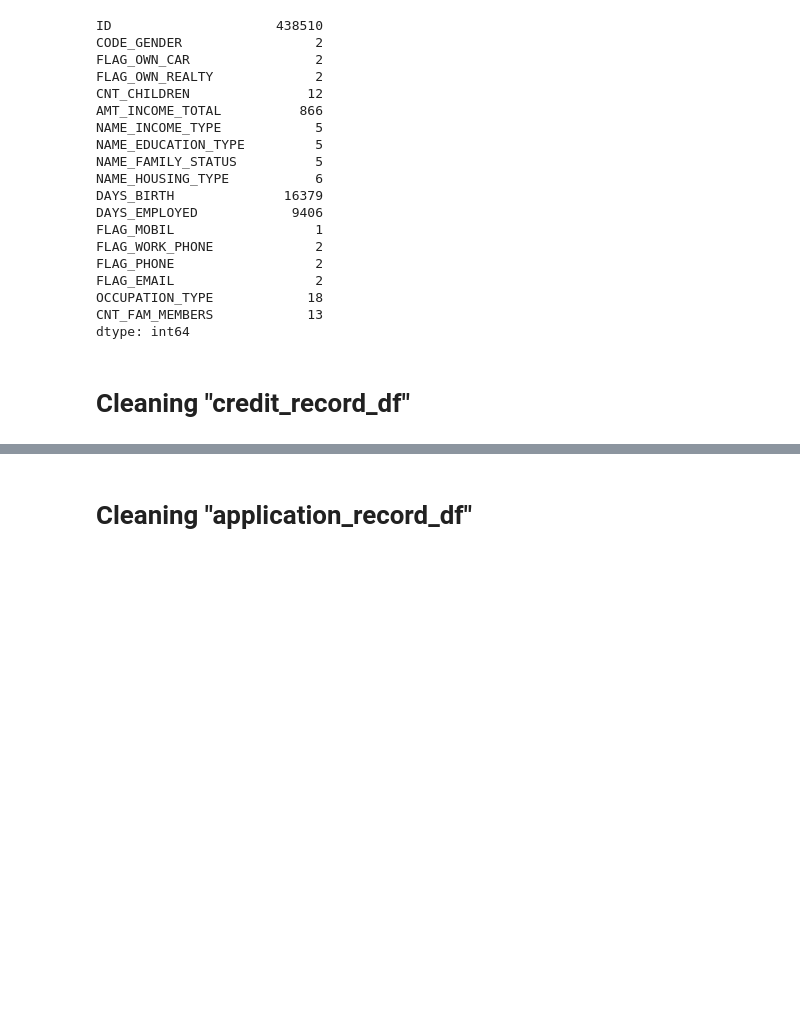
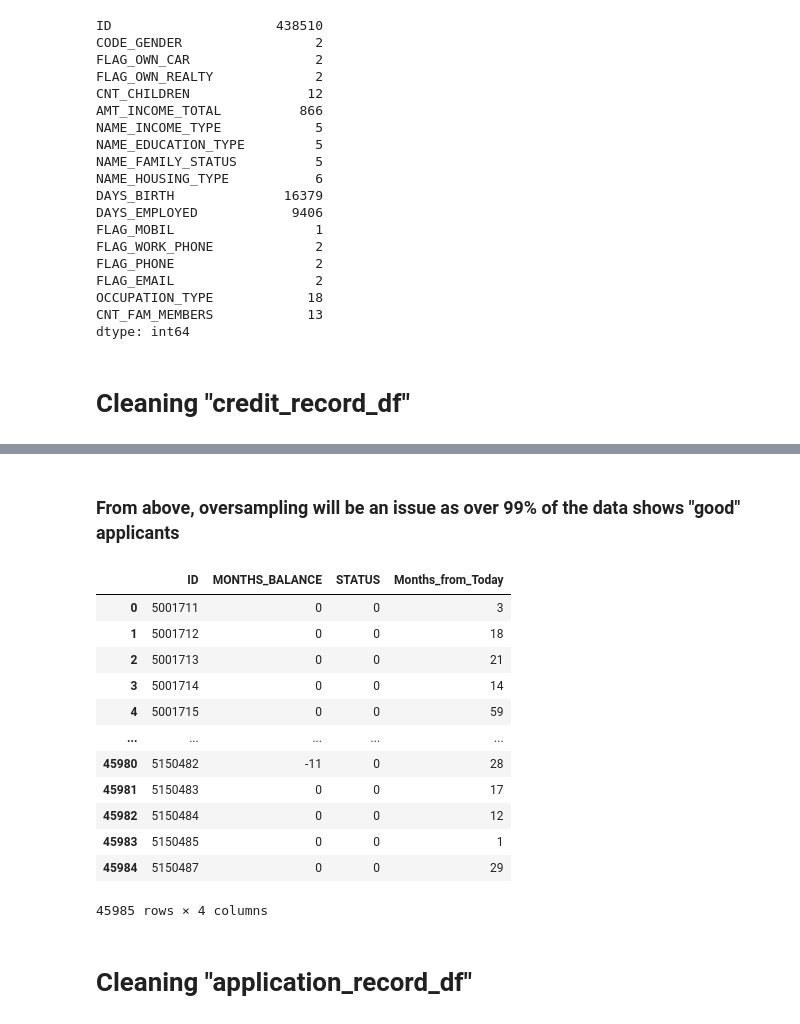
Before and after one commit to summerginger/DataSweeper_Project, a Jupyter notebook: Kaggle_Dataframe_Structures.ipynb, the cells around one changed output, grey strips where cells are left out. Saved outputs shown, nothing was run; the diff lists cells and outputs as text; code cells hidden in the pictures; blank space fills up the shorter version.

```diff
--- a/Kaggle_Dataframe_Structures.ipynb
+++ b/Kaggle_Dataframe_Structures.ipynb
@@ -106,3 +170,23 @@ dtype: int64
+# %% [markdown]
+### From above, oversampling will be an issue as over 99% of the data shows "good" applicants
+# %%
+# Group by ID
+credit_record_grouped_df = credit_record_df.groupby('ID').agg(max).reset_index()
+credit_record_grouped_df
+# %% [output]
+|  | ID | MONTHS_BALANCE | STATUS | Months_from_Today |
+| 0 | 5001711 | 0 | 0 | 3 |
+| 1 | 5001712 | 0 | 0 | 18 |
+| 2 | 5001713 | 0 | 0 | 21 |
+| 3 | 5001714 | 0 | 0 | 14 |
+| 4 | 5001715 | 0 | 0 | 59 |
+| ... | ... | ... | ... | ... |
+| 45980 | 5150482 | -11 | 0 | 28 |
+| 45981 | 5150483 | 0 | 0 | 17 |
+| 45982 | 5150484 | 0 | 0 | 12 |
+| 45983 | 5150485 | 0 | 0 | 1 |
+| 45984 | 5150487 | 0 | 0 | 29 |
+45985 rows × 4 columns
 # %% [markdown]
 # Cleaning "application_record_df"
 # %% [markdown]
```
Also changed, not shown: parts of 9 cells of this notebook.
